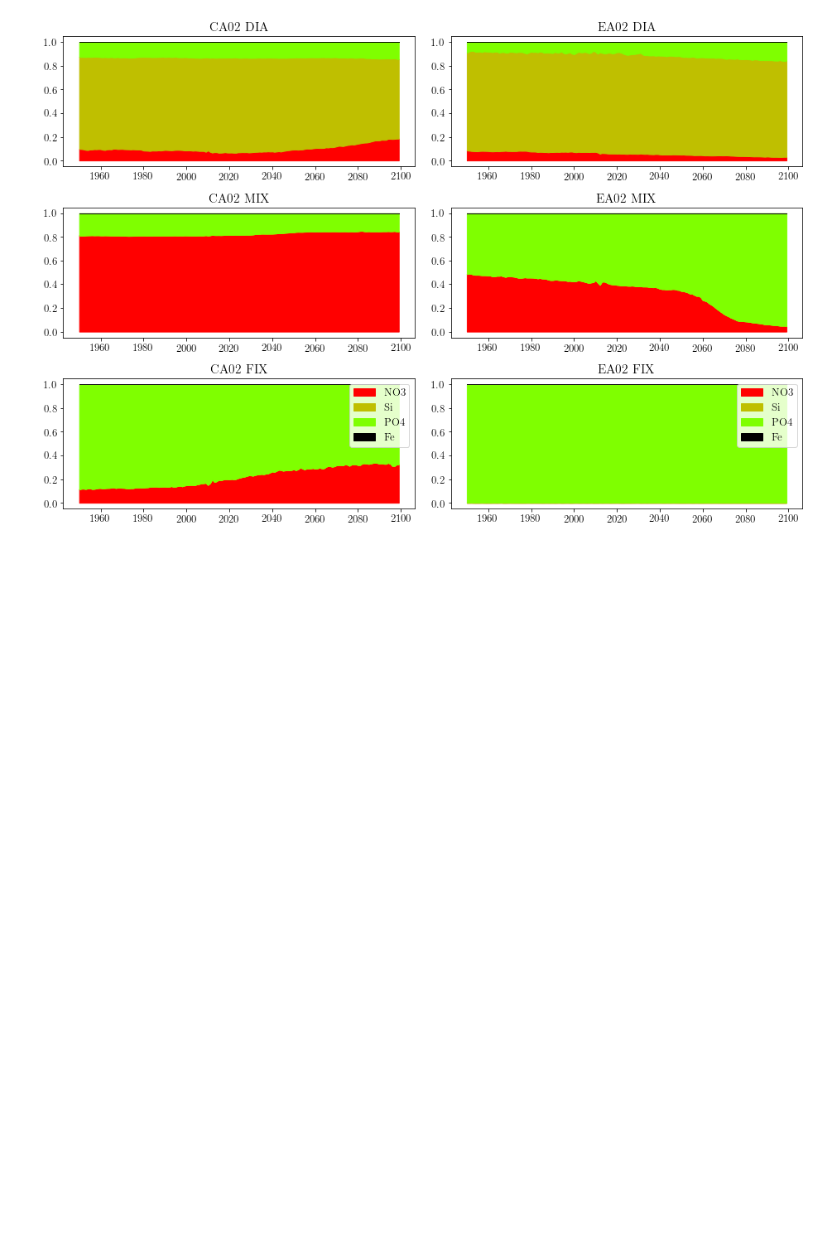
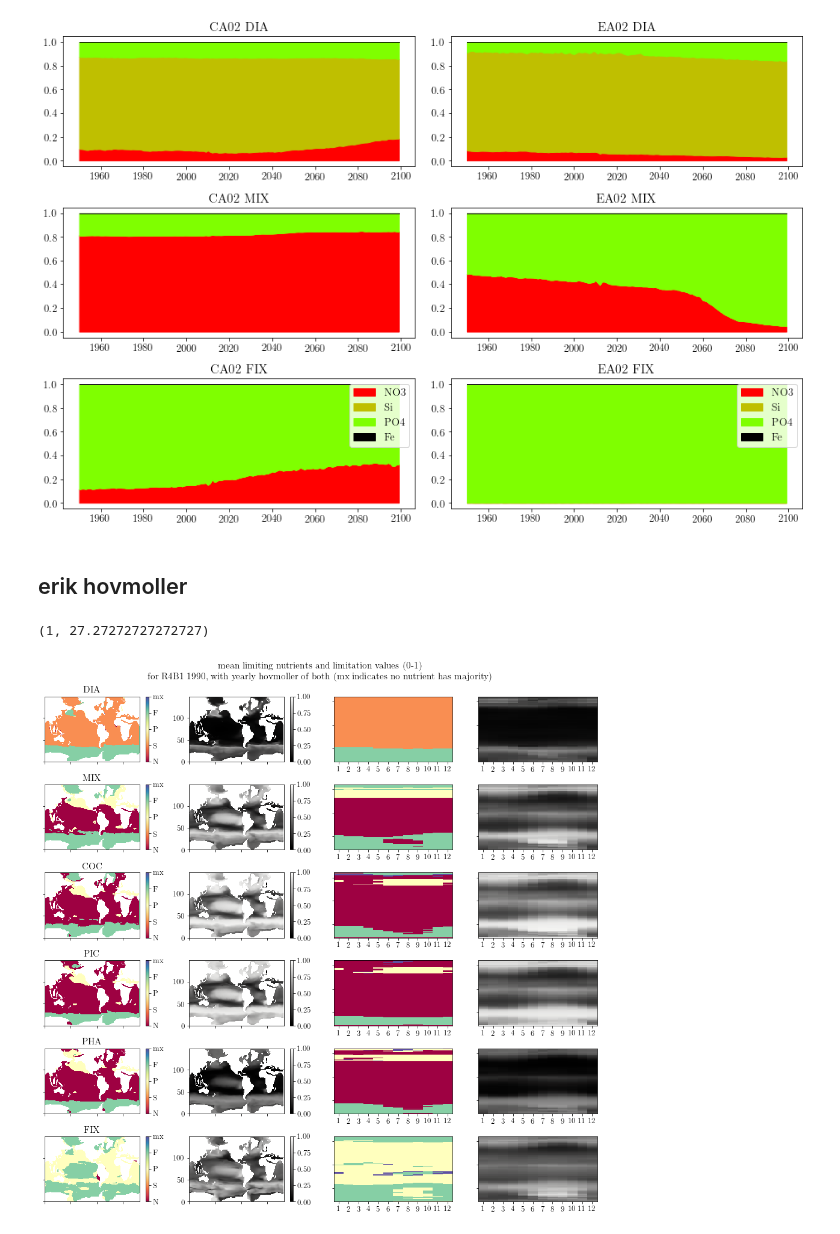
Before and after one commit to tjarnikova/LimitsOfPhytoplankton, a Jupyter notebook: sampleMaps.ipynb, the cells around one changed output. Saved outputs shown, nothing was run; the diff lists cells and outputs as text; code cells hidden in the pictures; blank space fills up the shorter version.

```diff
--- a/sampleMaps.ipynb
+++ b/sampleMaps.ipynb
@@ -402,3 +398,24 @@ for i in range(0,6):
 plt.tight_layout()
 # %% [output]
 [figure]
+# %% [markdown]
+## erik hovmoller
+# %%
+from collections import Counter
+
+# Example numpy array
+array = np.array([0, 1, 2, 3, 4, 1, 0, 3, 4, 2, 1, 0, 3, 4])
+
+# Drop the 0s
+filtered_array = array[array != 0]
+
+# Find the most common number
+counter = Counter(filtered_array)
+most_common_num, count = counter.most_common(1)[0]
+
+# Calculate the percentage of the most common number in the resulting array
+percentage = (count / len(filtered_array)) * 100
+
+most_common_num, percentage
+# %% [output]
+(1, 27.27272727272727)
@@ -404,0 +542,52 @@ plt.tight_layout()
+# %%
+cmap = plt.get_cmap("Spectral")
+# cmaplist = [cmap(i) for i in range(cmap.5)]
+# cmapseg = matplotlib.colors.LinearSegmentedColormap.from_list(
+#     'Custom cmap', cmaplist, cmap.N)
+
+fact = 1.1
+fig, axs = plt.subplots(6,4, figsize=(12*fact, 12*fact), facecolor='w', edgecolor='k')
+axs = axs.ravel()
+
+for i in range(0,6):
+
+    ind = i*4
+    lm = xr.open_dataset(f'./data/TOM12_TJ_R4B1_lopmap_{rows[i]}.nc')
+    lh = xr.open_dataset(f'./data/TOM12_TJ_R4B1_lophov_{rows[i]}.nc')
+
+    lmp = lm.limMap.values
+    lmp[lmp == 0] = np.nan
+    q2 = axs[ind].pcolormesh(lmp, vmin = 1, vmax = 5, cmap = cmap)
+    cbar = fig.colorbar(q2, ax=axs[ind], ticks=[1, 2, 3, 4,5])
+    cbar.ax.set_yticklabels(['N', 'S', 'P', 'F', 'mx'])
+
+    lmp = lm.limValMap.values
+    lmp[lmp == 0] = np.nan
+    q2 = axs[ind+1].pcolormesh(lmp, vmin = 0, vmax = 1, cmap = cm.gray)
+    cbar = fig.colorbar(q2, ax=axs[ind+1])#, ticks=[1, 2, 3, 4,5])
+
+    q2 = axs[ind+2].pcolormesh(np.arange(1,13,1),lh.meanlat,  lh.limHov, vmin = 1, vmax = 5, cmap = cmap)
+    #cbar = fig.colorbar(q2, ax=axs[ind+2], ticks=[1, 2, 3, 4,5])
+    #cbar.ax.set_yticklabels(['N', 'S', 'P', 'F', 'mx'])
+
+    q = axs[ind+3].pcolormesh(np.arange(1,13,1),lh.meanlat,  lh.limValHov, cmap = cm.gray, vmin = 0, vmax = 1)
+    #cbar = fig.colorbar(q, ax=axs[ind+3])
+
+
+    axs[ind].set_xticklabels([])
+    axs[ind].set_yticklabels([])
+    axs[ind+1].set_xticklabels([])
+    axs[ind+0].set_yticklabels([])
+    axs[ind+2].set_yticklabels([])
+    axs[ind+3].set_yticklabels([])
+
+    axs[ind+2].set_xticks(np.arange(1,13,1))
+    axs[ind+3].set_xticks(np.arange(1,13,1))
+
+    axs[ind].set_title(rows[i])
+
+    plt.tight_layout()
+
+    plt.suptitle('mean limiting nutrients and limitation values (0-1) \n for R4B1 1990, with yearly hovmoller of both (mx indicates no nutrient has majority)')
+# %% [output]
+[figure, added]
```
Also changed, not shown: parts of 6 cells of this notebook, 11 other files.
